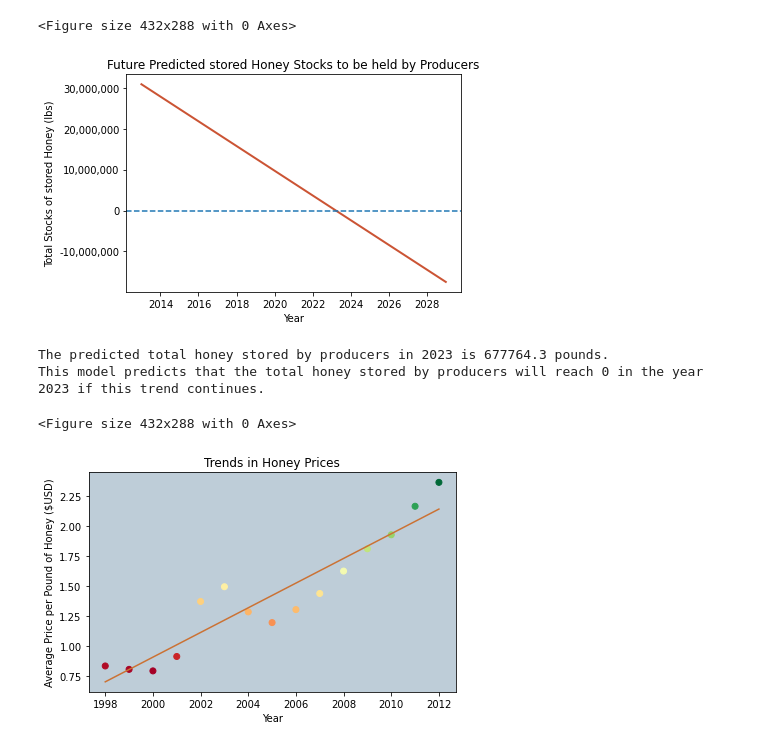
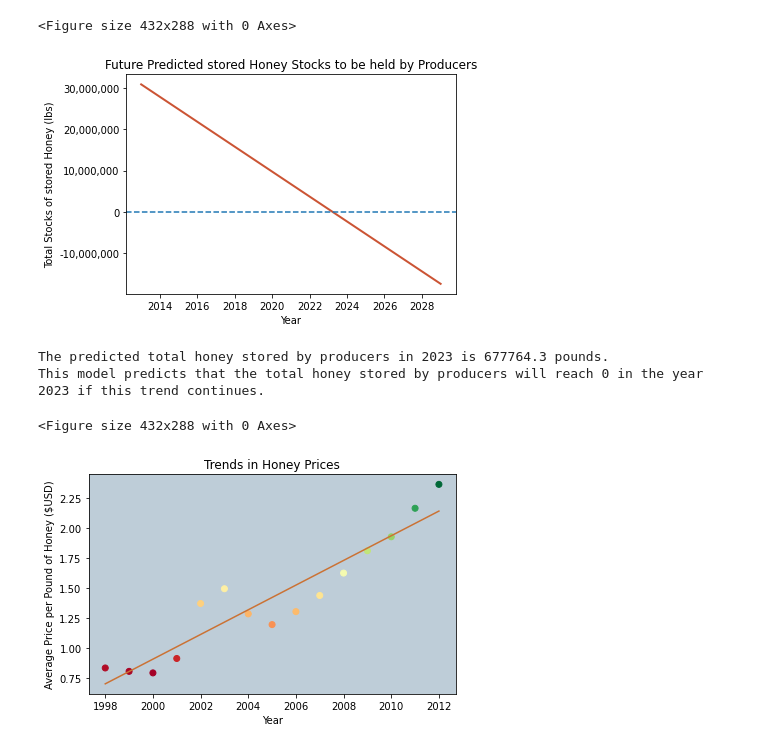
Before and after one commit to TheStarCloud/Projects, a Jupyter notebook: HoneyProduction LinRegr/honeyproduction.ipynb, the cells around one changed output. Saved outputs shown, nothing was run; the diff lists cells and outputs as text; code cells hidden in the pictures.

```diff
--- a/HoneyProduction LinRegr/honeyproduction.ipynb
+++ b/HoneyProduction LinRegr/honeyproduction.ipynb
@@ -301,34 +303,35 @@ plt.clf()
 X_future = np.array(range(2013, 2030))
 X_future = X_future.reshape(-1,1)
 future_predict = regr.predict(X_future).tolist()
 
 fig, ax = plt.subplots()
 plt.plot(X_future, future_predict, color = "#CB5434", linewidth=2)
 plt.xlabel("Year")
 plt.ylabel("Total Stocks of stored Honey (lbs)")
 ax.ticklabel_format(axis = 'y', style = 'plain')
 ax.get_yaxis().set_major_formatter(
     ticker.FuncFormatter(lambda y, p: format(int(y), ',')))
 plt.axhline(0, linestyle = "--")
 plt.title("Future Predicted stored Honey Stocks to be held by Producers")
+plt.tight_layout()
 plt.savefig('images/future_stocksbyyear.png')
 plt.show()
 plt.clf()
 
 yrly_stocks_m = regr.coef_[0]
 yrly_stocks_b = regr.intercept_[0]
 def get_stocks_pred(year):
     stocks_pred= (year*yrly_stocks_m + yrly_stocks_b).round(1)
     print("The predicted total honey stored by producers in " + str(year) + " is " + str(stocks_pred).strip("[]") + " pounds.")
     return stocks_pred
 
 stocks_23 = get_stocks_pred(2023)
 
 
 nostocks = (-1*yrly_stocks_b/yrly_stocks_m)
 print("This model predicts that the total honey stored by producers will reach 0 in the year " + str(int(nostocks)) + " if this trend continues.")
 # %% [output]
-[figure, old version]
+[figure, new version]
 The predicted total honey stored by producers in 2023 is 677764.3 pounds.
 This model predicts that the total honey stored by producers will reach 0 in the year 2023 if this trend continues.
 <Figure size 432x288 with 0 Axes>
```
Also changed, not shown: parts of 4 cells of this notebook, 8 other files.
